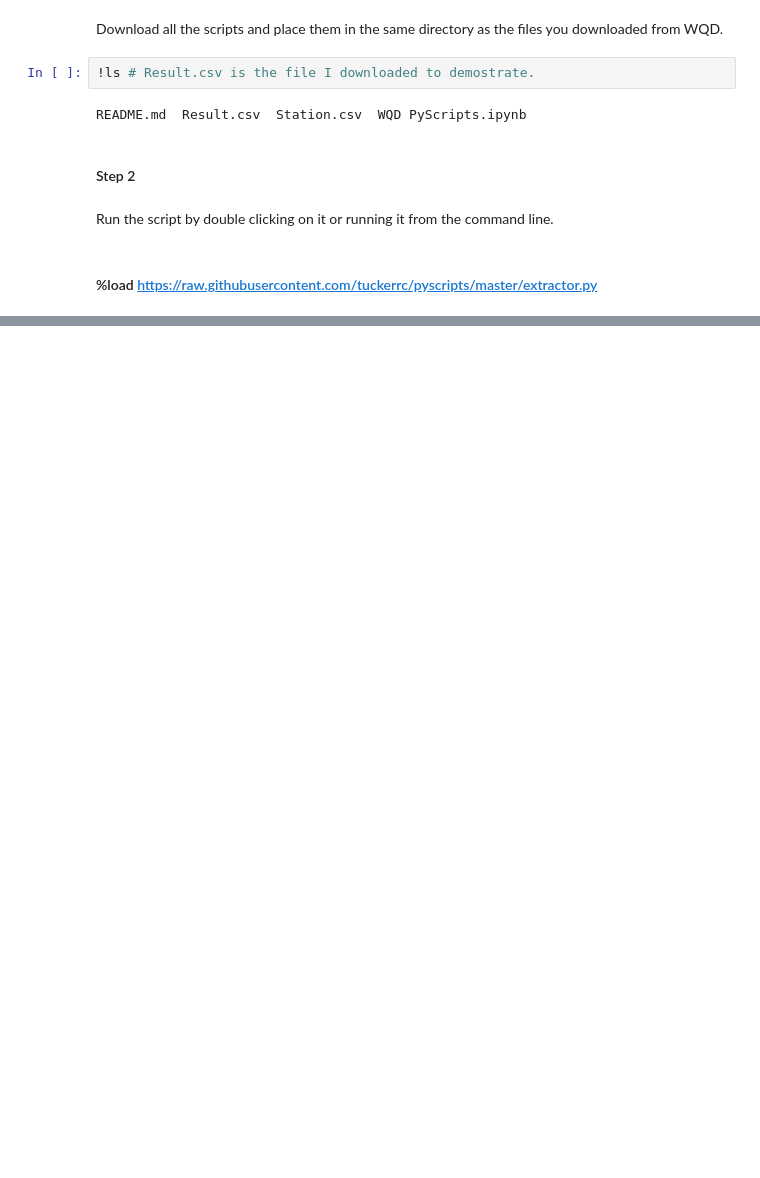
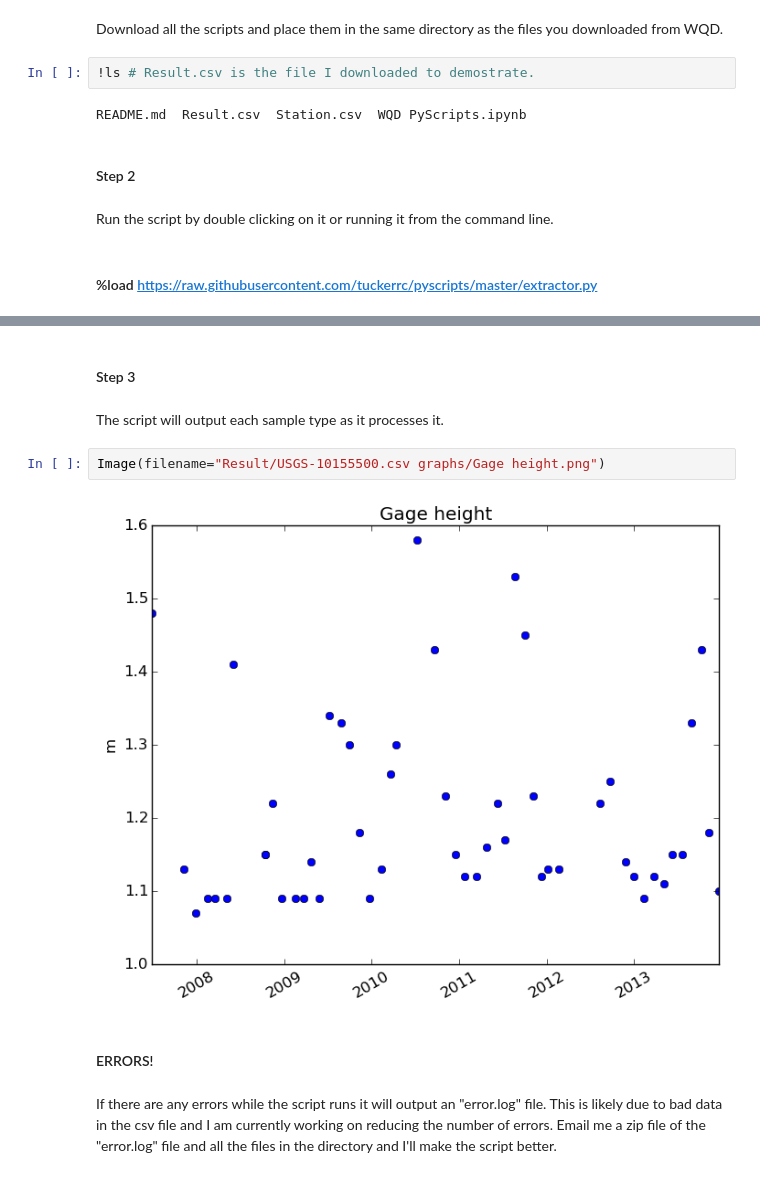
Before and after one commit to tuckerrc/notebooks, a Jupyter notebook: WQD PyScripts.ipynb, the cells around one changed output, grey strips where cells are left out. Cells and saved outputs as stored; diff of their text form; blank space fills up the shorter version.

Commit message:
Added steps for writer.py script.

```diff
--- a/WQD PyScripts.ipynb
+++ b/WQD PyScripts.ipynb
@@ -111,0 +331,12 @@ README.md  Result  Result.csv  Station.csv  WQD PyScripts.ipynb
+# %% [markdown]
+#### Step 3
+# %% [markdown]
+The script will output each sample type as it processes it.
+# %%
+Image(filename="Result/USGS-10155500.csv graphs/Gage height.png")
+# %% [output]
+[figure, added]
+# %% [markdown]
+#### ERRORS!
+# %% [markdown]
+If there are any errors while the script runs it will output an "error.log" file.  This is likely due to bad data in the csv file and I am currently working on reducing the number of errors.  Email me a zip file of the "error.log" file and all the files in the directory and I'll make the script better.
```
Also changed, not shown: parts of 16 cells of this notebook.
